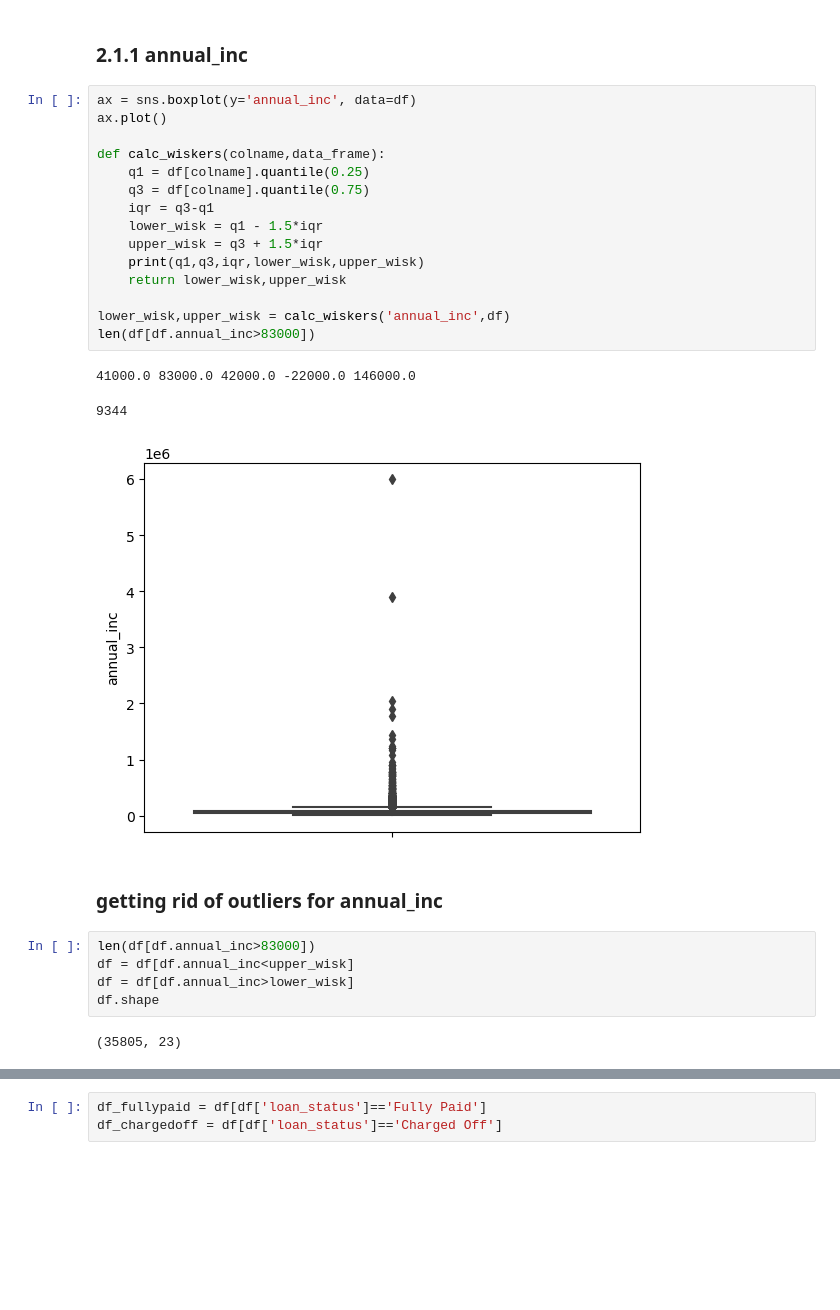
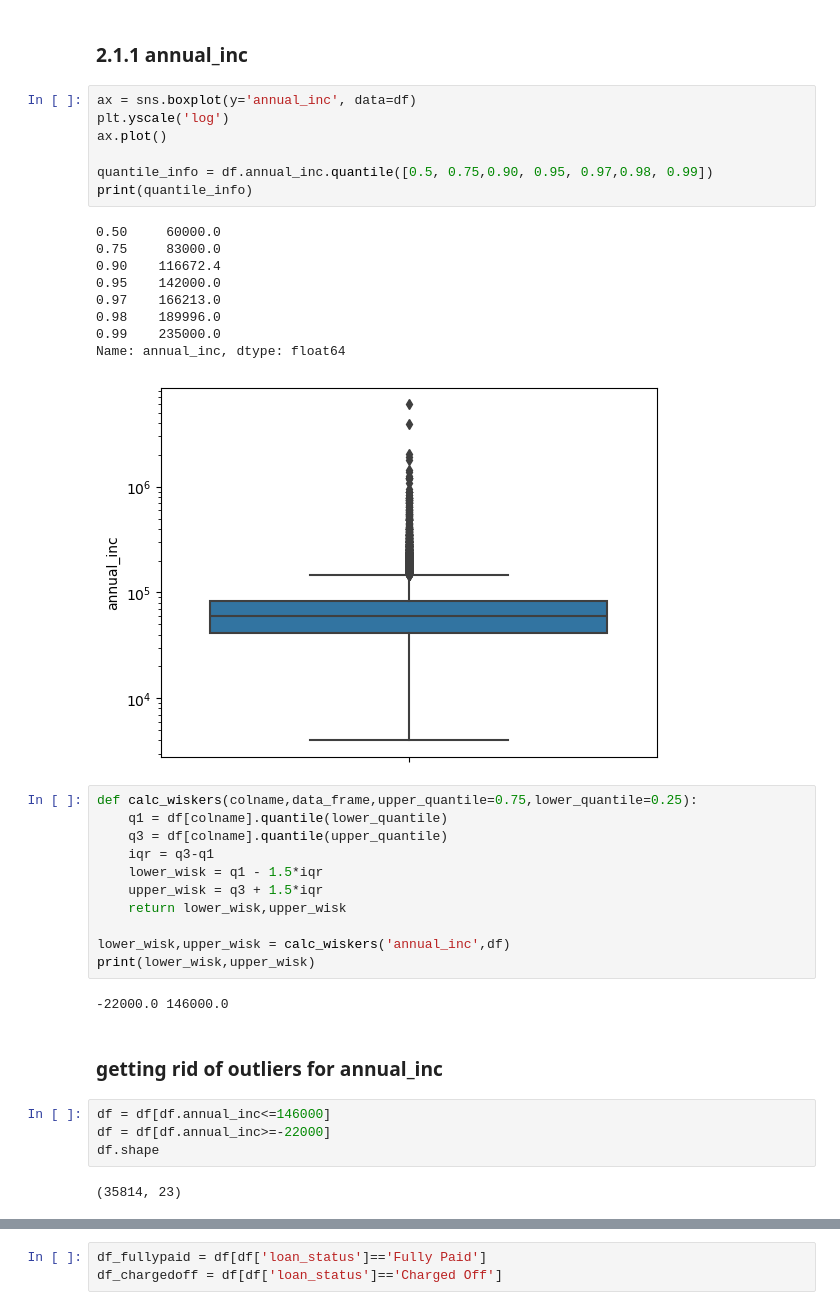
Before and after one commit to sdakshinkar/LendingClubCaseStudy, a Jupyter notebook: Swapnil_Dakshinkar.ipynb, the cells around one changed output, grey strips where cells are left out. Saved outputs shown, nothing was run; the diff lists cells and outputs as text; blank space fills up the shorter version.

```diff
--- a/Swapnil_Dakshinkar.ipynb
+++ b/Swapnil_Dakshinkar.ipynb
@@ -258,31 +262,41 @@ df.shape
 ## 2.1 Analysing Numeric Variables
 # %% [markdown]
 ### 2.1.1 annual_inc
+# %%
+ax = sns.boxplot(y='annual_inc', data=df)
+plt.yscale('log')
+ax.plot()
+
+quantile_info = df.annual_inc.quantile([0.5, 0.75,0.90, 0.95, 0.97,0.98, 0.99])
+print(quantile_info)
+# %% [output]
+0.50     60000.0
+0.75     83000.0
+0.90    116672.4
+0.95    142000.0
+0.97    166213.0
+0.98    189996.0
+0.99    235000.0
+Name: annual_inc, dtype: float64
+[figure, added]
 # %%
-ax = sns.boxplot(y='annual_inc', data=df)
-ax.plot()
-
-def calc_wiskers(colname,data_frame):
-    q1 = df[colname].quantile(0.25)
-    q3 = df[colname].quantile(0.75)
+def calc_wiskers(colname,data_frame,upper_quantile=0.75,lower_quantile=0.25):
+    q1 = df[colname].quantile(lower_quantile)
+    q3 = df[colname].quantile(upper_quantile)
     iqr = q3-q1
     lower_wisk = q1 - 1.5*iqr
     upper_wisk = q3 + 1.5*iqr
-    print(q1,q3,iqr,lower_wisk,upper_wisk)
     return lower_wisk,upper_wisk
 
 lower_wisk,upper_wisk = calc_wiskers('annual_inc',df)
-len(df[df.annual_inc>83000])
+print(lower_wisk,upper_wisk)
 # %% [output]
-41000.0 83000.0 42000.0 -22000.0 146000.0
+-22000.0 146000.0
-9344
-[figure, removed]
-# %% [markdown]
-### getting rid of outliers for annual_inc
+# %% [markdown]
+### getting rid of outliers for annual_inc
 # %%
-len(df[df.annual_inc>83000])
-df = df[df.annual_inc<upper_wisk]
-df = df[df.annual_inc>lower_wisk]
+df = df[df.annual_inc<=146000]
+df = df[df.annual_inc>=-22000]
 df.shape
 # %% [output]
-(35805, 23)
+(35814, 23)
```
Also changed, not shown: parts of 73 cells of this notebook, 1 other file.
